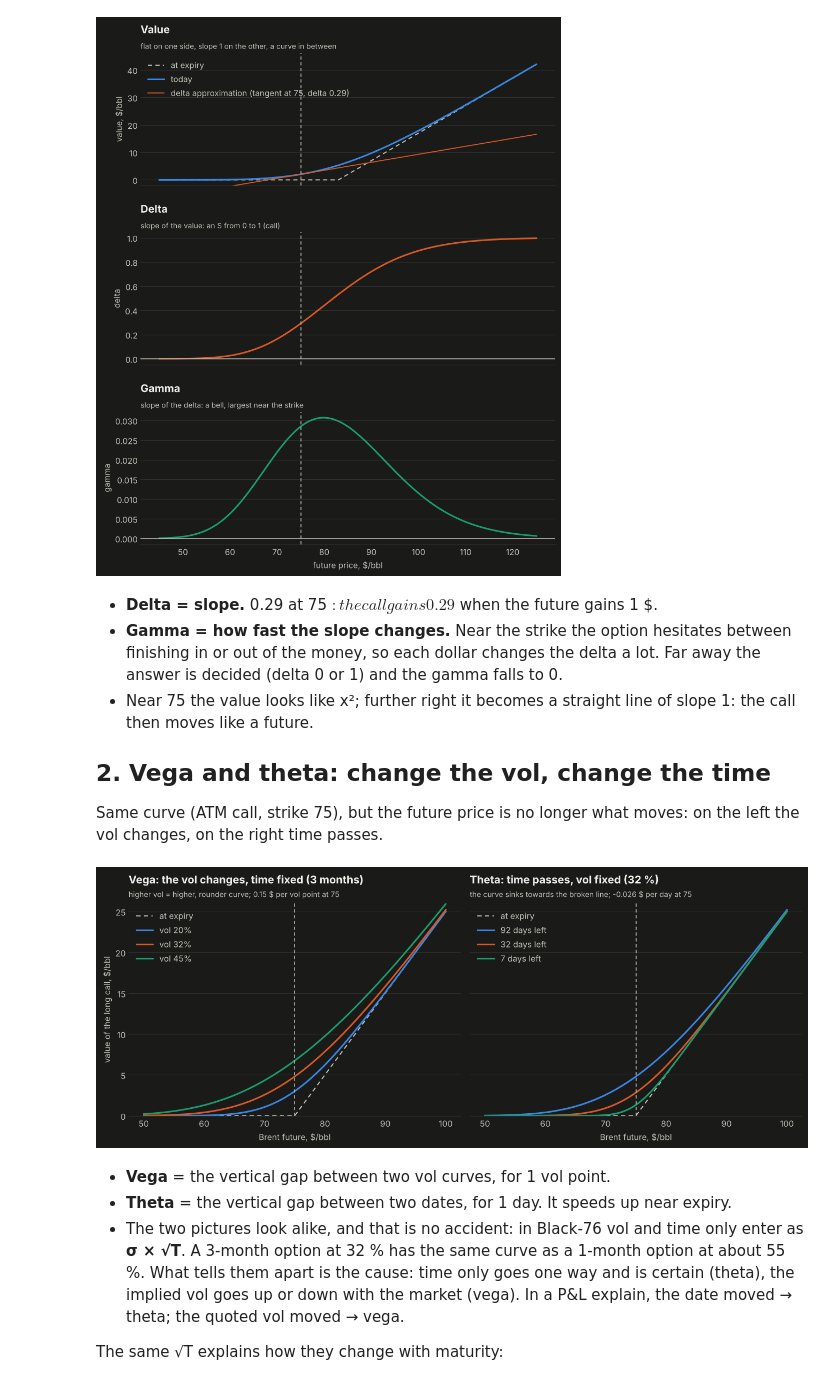
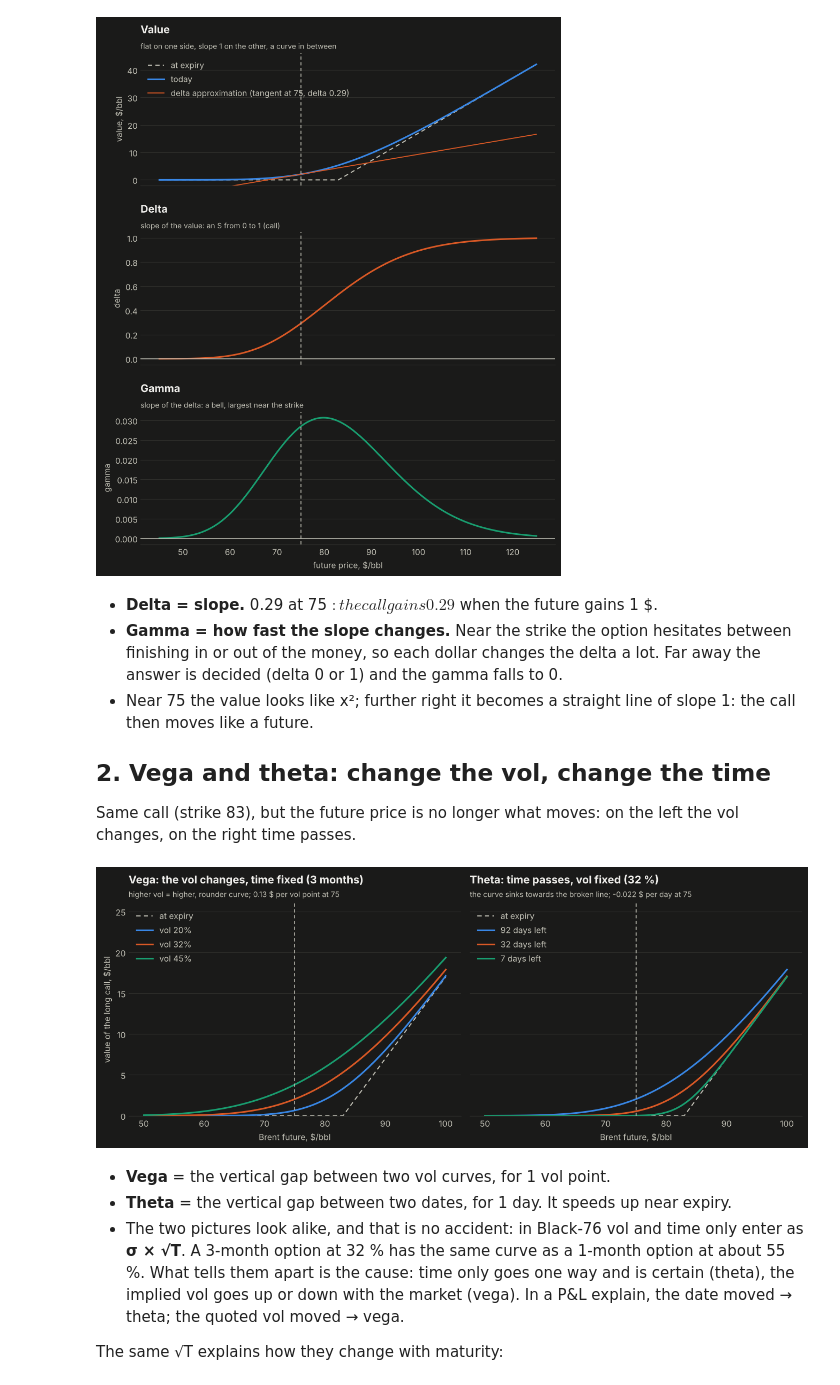
Before and after one commit to MiletoCarmelo/commodity-hedging, a Jupyter notebook: notebooks/07_options_greeks_and_hedging.ipynb, the cells around one changed output. Cells and saved outputs as stored; diff of their text form; code cells hidden in the pictures.

Commit message:
notebook 07: one option (strike K) through sections 1-2, price grids defined once
Co-Authored-By: Claude Opus 5.5 <noreply@anthropic.com>

```diff
--- a/notebooks/07_options_greeks_and_hedging.ipynb
+++ b/notebooks/07_options_greeks_and_hedging.ipynb
@@ -130,41 +133,39 @@ plt.show()
 
 ## 2. Vega and theta: change the vol, change the time
 
-Same curve (ATM call, strike 75), but the future price is no longer what moves: on the left the
+Same call (strike 83), but the future price is no longer what moves: on the left the
 vol changes, on the right time passes.
 # %%
-call_75 = opt("call", 75.0)
-F = np.linspace(50, 100, 201)
 fig, axes = plt.subplots(1, 2, figsize=(12, 4.8), sharey=True)
 
 ax = axes[0]
-ax.plot(F, payoff(call_75, F), color=MUTED, linewidth=1.3, linestyle=(0, (4, 3)), label="at expiry")
+ax.plot(F, payoff(call_83, F), color=MUTED, linewidth=1.3, linestyle=(0, (4, 3)), label="at expiry")
 for i, vol in enumerate((0.20, 0.32, 0.45)):
-    ax.plot(F, [value(call_75, f, vol=vol) for f in F], color=SERIES[i], linewidth=2,
+    ax.plot(F, [value(call_83, f, vol=vol) for f in F], color=SERIES[i], linewidth=2,
             label=f"vol {vol:.0%}")
-vega = greeks(call_75, F0)["vega"]
+vega = greeks(call_83, F0)["vega"]
 titles(ax, "Vega: the vol changes, time fixed (3 months)",
        f"higher vol = higher, rounder curve; {vega:.2f} $ per vol point at 75")
 
 ax = axes[1]
-ax.plot(F, payoff(call_75, F), color=MUTED, linewidth=1.3, linestyle=(0, (4, 3)), label="at expiry")
+ax.plot(F, payoff(call_83, F), color=MUTED, linewidth=1.3, linestyle=(0, (4, 3)), label="at expiry")
 for i, d in enumerate((0, 60, 85)):
-    ax.plot(F, [value(call_75, f, date=today + d) for f in F], color=SERIES[i], linewidth=2,
+    ax.plot(F, [value(call_83, f, date=today + d) for f in F], color=SERIES[i], linewidth=2,
             label=f"{EXPIRY - (today + d)} days left")
-theta = greeks(call_75, F0)["theta"]
+theta = greeks(call_83, F0)["theta"]
 titles(ax, "Theta: time passes, vol fixed (32 %)",
        f"the curve sinks towards the broken line; {theta:.3f} $ per day at 75")
 
 for ax in axes:
     ax.set_axisbelow(True)
     ax.axvline(F0, color=MUTED, linewidth=1, linestyle=(0, (4, 3)))
     ax.set(xlabel="Brent future, $/bbl", ylim=(0, 26))
     ax.legend(frameon=False, loc="upper left")
 axes[0].set(ylabel="value of the long call, $/bbl")
 plt.tight_layout()
 plt.show()
 # %% [output]
-[figure, old version]
+[figure, new version]
 # %% [markdown]
 - **Vega** = the vertical gap between two vol curves, for 1 vol point.
 - **Theta** = the vertical gap between two dates, for 1 day. It speeds up near expiry.
```
Also changed, not shown: parts of 4 cells of this notebook.
